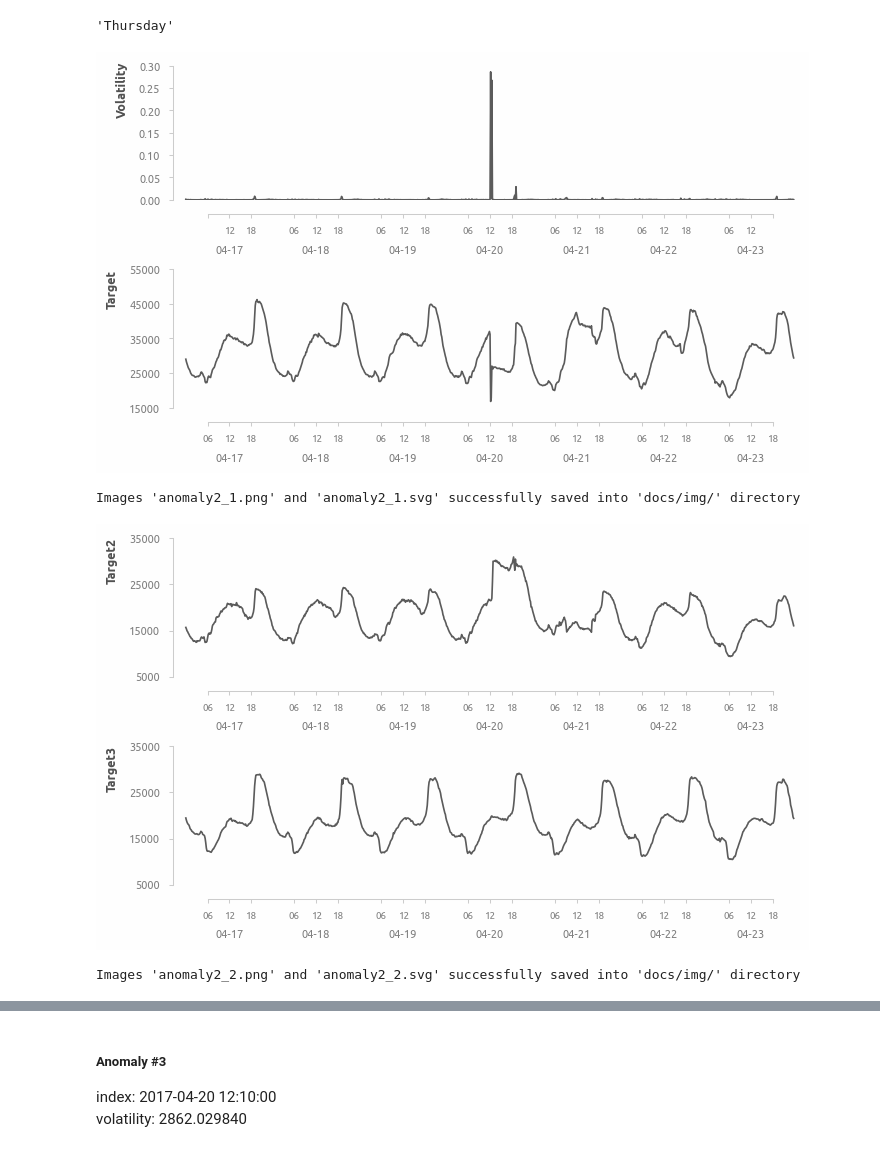
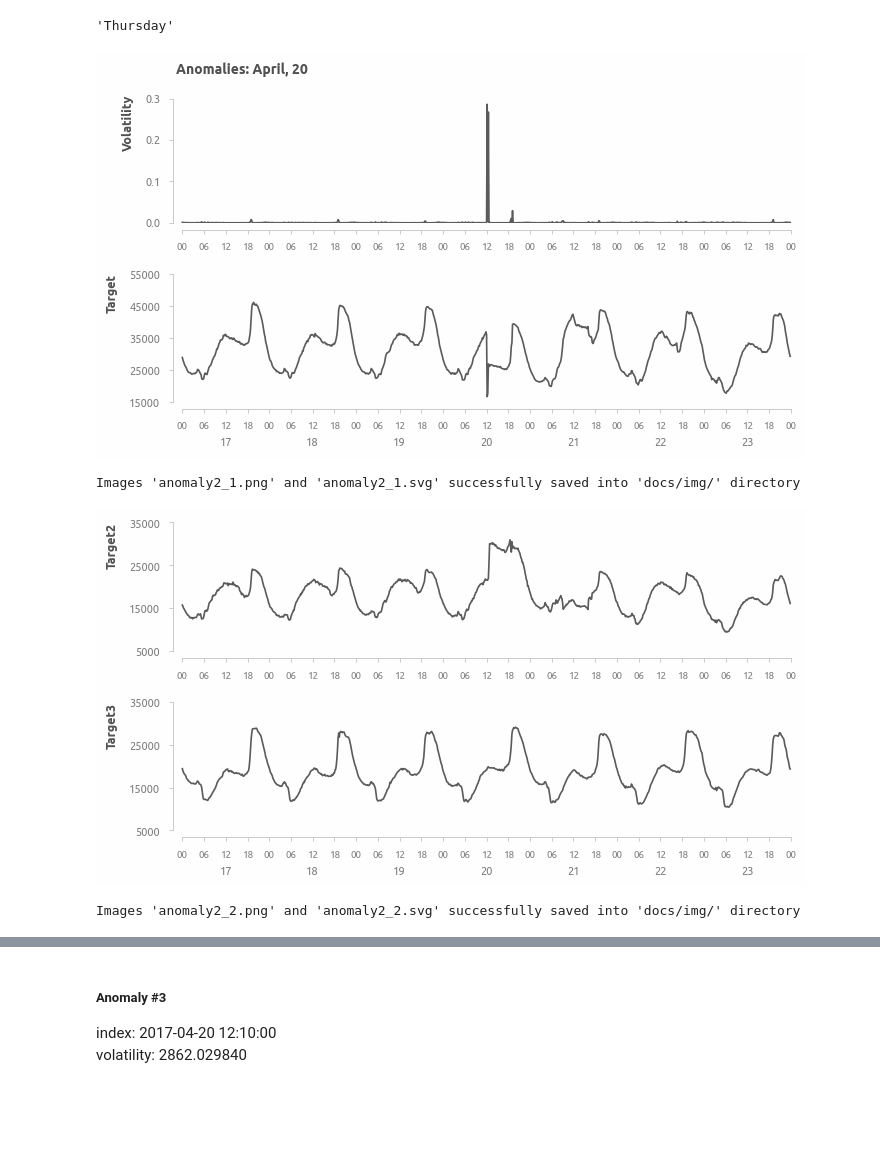
Before and after one commit to a-chasovsky/electric-power-consumption, a Jupyter notebook: 01-explore.ipynb, the cells around one changed output, grey strips where cells are left out. Cells and saved outputs as stored; diff of their text form; code cells hidden in the pictures; blank space fills up the shorter version.

```diff
--- a/01-explore.ipynb
+++ b/01-explore.ipynb
@@ -1115,6 +1116,6 @@ savefig('anomaly1_1', dir_save_img)
 Images 'anomaly1_1.png' and 'anomaly1_1.svg' successfully saved into 'docs/img/' directory
 # %%
-fig, ax = plt.subplots(2, 1, figsize=(8, 4.5))
+fig, ax = plt.subplots(2, 1, figsize=(8, 4))
 
 for i, v in enumerate(['target2', 'target3']):
     ax[i].plot(
@@ -1122,21 +1123,27 @@ for i, v in enumerate(['target2', 'target3']):
         train.loc['2017-06-23':'2017-06-30'][v])
 
     ax[i].xaxis.set_major_formatter(mpl.dates.DateFormatter(fmt='%H'))
-    ax[i].xaxis.set_major_locator(mpl.dates.HourLocator(byhour=[6, 12, 18]))
+    ax[i].xaxis.set_major_locator(mpl.dates.HourLocator(byhour=[0, 6, 12, 18]))
     ax[i].tick_params(axis='x', which='major', labelsize=7)
 
-    axis_second = axis_secondary(ax=ax[i])
-    axis_second.xaxis.set_major_formatter(mpl.dates.DateFormatter(fmt='%m-%d'))
-    axis_second.xaxis.set_major_locator(mpl.dates.HourLocator(byhour=[12]))
-    axis_second.tick_params(axis='x', colors='#808080')
+    if i == 1:
+        axis_second = axis_secondary(ax=ax[i], pad=25)
+        axis_second.xaxis.set_major_formatter(mpl.dates.DateFormatter(fmt='%d'))
+        axis_second.xaxis.set_major_locator(mpl.dates.HourLocator(byhour=[12]))
+        axis_second.tick_params(axis='x', colors='#808080')
 
-    axis_rstyle(xslice=[1, -1], yticks=[5000, 35000, 10000], ax=ax[i])
+axis_rstyle(
+    offset_bottom=5, offset_left=2.5,
+    xslice=[1, -1], yticks=[5000, 35000, 10000], ax=ax[0])
+axis_rstyle(
+    offset_bottom=5, offset_left=2.5,
+    xslice=[1, -1], yticks=[5000, 45000, 10000], ax=ax[1])
 
 titles = ['Target2', 'Target3']
 for ax_, title in zip(ax, titles):
     ax_.set_ylabel(title)
 
-plt.subplots_adjust(hspace=0.5)
+plt.subplots_adjust(hspace=0.4)
 plt.show()
 
 savefig('anomaly1_2', dir_save_img)
@@ -1198,25 +1160,19 @@ train.loc['2017-04-20'].index.day_name()[0]
 # %% [output]
 'Thursday'
 # %%
-fig, ax = plt.subplots(2, 1, figsize=(8, 4.5))
+fig, ax = plt.subplots(2, 1, figsize=(8, 4))
 
 ax[0].plot(
     train.loc['2017-04-17':'2017-04-23'].index,
     train.loc['2017-04-17':'2017-04-23']['target1_volatility'])
 
 ax[0].xaxis.set_major_formatter(mpl.dates.DateFormatter(fmt='%H'))
-ax[0].xaxis.set_major_locator(mpl.dates.HourLocator(byhour=[6, 12, 18]))
+ax[0].xaxis.set_major_locator(mpl.dates.HourLocator(byhour=[0, 6, 12, 18]))
 ax[0].tick_params(axis='x', which='major', labelsize=7)
 
-axis_second = axis_secondary(ax=ax[0])
-axis_second.xaxis.set_major_formatter(mpl.dates.DateFormatter(fmt='%m-%d'))
-axis_second.xaxis.set_major_locator(mpl.dates.HourLocator(byhour=[12]))
-axis_second.tick_params(axis='x', colors='#808080')
-
-axis_rstyle(xslice=[1, -1], ylim=[0, 0.31], ax=ax[0])
-
-ax[0].xaxis.get_major_ticks()[0].label1.set_visible(False)
-ax[0].xaxis.get_major_ticks()[-1].label1.set_visible(False)
+axis_rstyle(
+    offset_bottom=5, offset_left=2.5,
+    xslice=[1, -1], ylim=[0, 0.31], ax=ax[0])
 
 for i, v in enumerate(['target1']):
     ax[i+1].plot(
@@ -1224,55 +1180,60 @@ for i, v in enumerate(['target1']):
         train.loc['2017-04-17':'2017-04-23'][v])
 
     ax[i+1].xaxis.set_major_formatter(mpl.dates.DateFormatter(fmt='%H'))
-    ax[i+1].xaxis.set_major_locator(mpl.dates.HourLocator(byhour=[6, 12, 18]))
+    ax[i+1].xaxis.set_major_locator(mpl.dates.HourLocator(byhour=[0, 6, 12, 18]))
     ax[i+1].tick_params(axis='x', which='major', labelsize=7)
 
-    axis_second = axis_secondary(ax=ax[i+1])
-    axis_second.xaxis.set_major_formatter(mpl.dates.DateFormatter(fmt='%m-%d'))
+    axis_second = axis_secondary(ax=ax[i+1], pad=25)
+    axis_second.xaxis.set_major_formatter(mpl.dates.DateFormatter(fmt='%d'))
     axis_second.xaxis.set_major_locator(mpl.dates.HourLocator(byhour=[12]))
     axis_second.tick_params(axis='x', colors='#808080')
 
-    axis_rstyle(xslice=[1, -1], yticks=[15000, 55000, 10000], ax=ax[i+1])
+    axis_rstyle(
+        offset_bottom=5, offset_left=2.5,
+        xslice=[1, -1], yticks=[15000, 55000, 10000], ax=ax[i+1])
 
 titles = ['Volatility', 'Target']
 for ax_, title in zip(ax, titles):
     ax_.set_ylabel(title)
 
-plt.subplots_adjust(hspace=0.5)
+plt.subplots_adjust(hspace=0.4)
+ax[0].set_title('Anomalies: April, 20')
 plt.show()
 
 savefig('anomaly2_1', dir_save_img)
 # %% [output]
-[figure, old version]
+[figure, new version]
 Images 'anomaly2_1.png' and 'anomaly2_1.svg' successfully saved into 'docs/img/' directory
 # %%
-fig, ax = plt.subplots(2, 1, figsize=(8, 4.5))
+fig, ax = plt.subplots(2, 1, figsize=(8, 4))
 
 for i, v in enumerate(['target2', 'target3']):
     ax[i].plot(
         train.loc['2017-04-17':'2017-04-23'].index,
         train.loc['2017-04-17':'2017-04-23'][v])
 
     ax[i].xaxis.set_major_formatter(mpl.dates.DateFormatter(fmt='%H'))
-    ax[i].xaxis.set_major_locator(mpl.dates.HourLocator(byhour=[6, 12, 18]))
+    ax[i].xaxis.set_major_locator(mpl.dates.HourLocator(byhour=[0, 6, 12, 18]))
     ax[i].tick_params(axis='x', which='major', labelsize=7)
 
-    axis_second = axis_secondary(ax=ax[i])
-    axis_second.xaxis.set_major_formatter(mpl.dates.DateFormatter(fmt='%m-%d'))
-    axis_second.xaxis.set_major_locator(mpl.dates.HourLocator(byhour=[12]))
-    axis_second.tick_params(axis='x', colors='#808080')
+    if i == 1:
+        axis_second = axis_secondary(ax=ax[i], pad=25)
+        axis_second.xaxis.set_major_formatter(mpl.dates.DateFormatter(fmt='%d'))
+        axis_second.xaxis.set_major_locator(mpl.dates.HourLocator(byhour=[12]))
+        axis_second.tick_params(axis='x', colors='#808080')
 
-axis_rstyle(xslice=[1, -1], yticks=[5000, 35000, 10000], ax=ax[0])
-axis_rstyle(xslice=[1, -1], yticks=[5000, 35000, 10000], ax=ax[1])
+    axis_rstyle(
+        offset_bottom=5, offset_left=2.5,
+        xslice=[1, -1], yticks=[5000, 35000, 10000], ax=ax[i])
 
 titles = ['Target2', 'Target3']
 for ax_, title in zip(ax, titles):
     ax_.set_ylabel(title)
 
-plt.subplots_adjust(hspace=0.5)
+plt.subplots_adjust(hspace=0.4)
 plt.show()
 
 savefig('anomaly2_2', dir_save_img)
 # %% [output]
-[figure, old version]
+[figure, new version]
 Images 'anomaly2_2.png' and 'anomaly2_2.svg' successfully saved into 'docs/img/' directory
```
Also changed, not shown: parts of 12 cells of this notebook, 37 other files.
